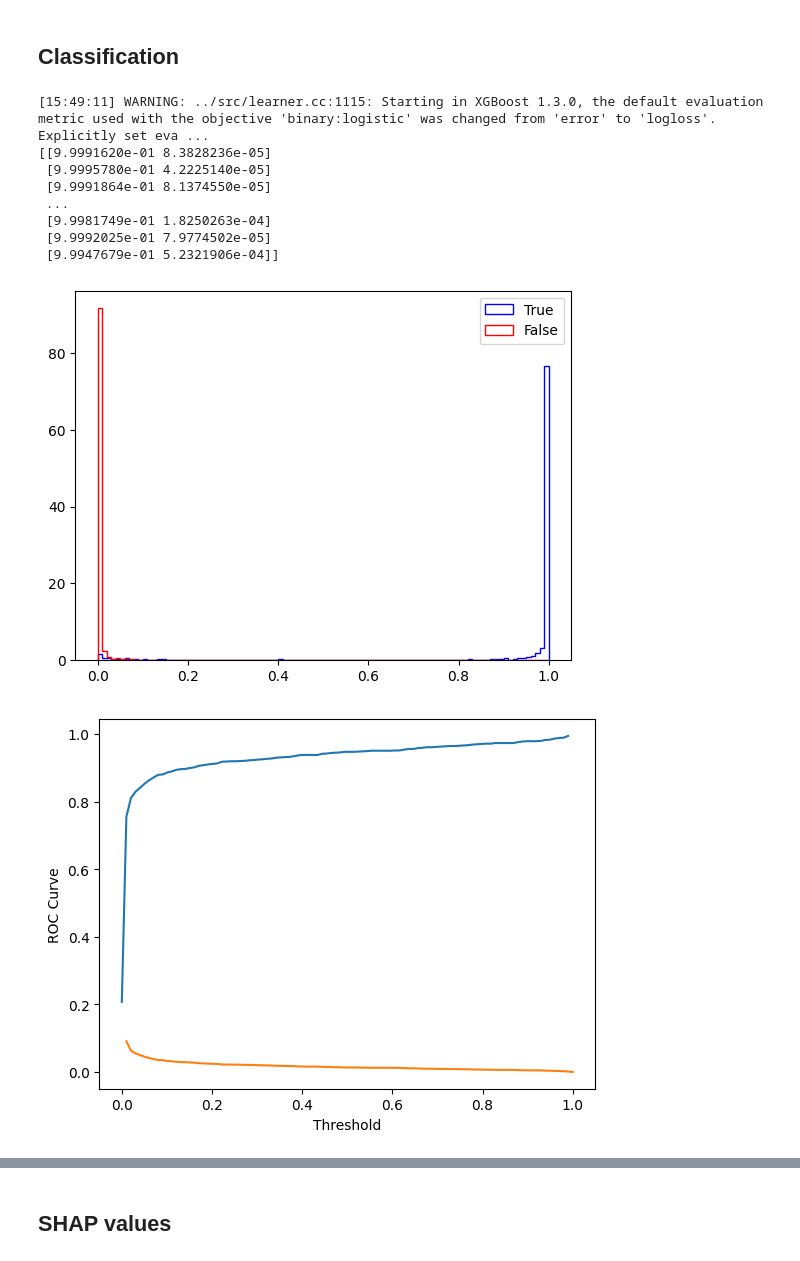
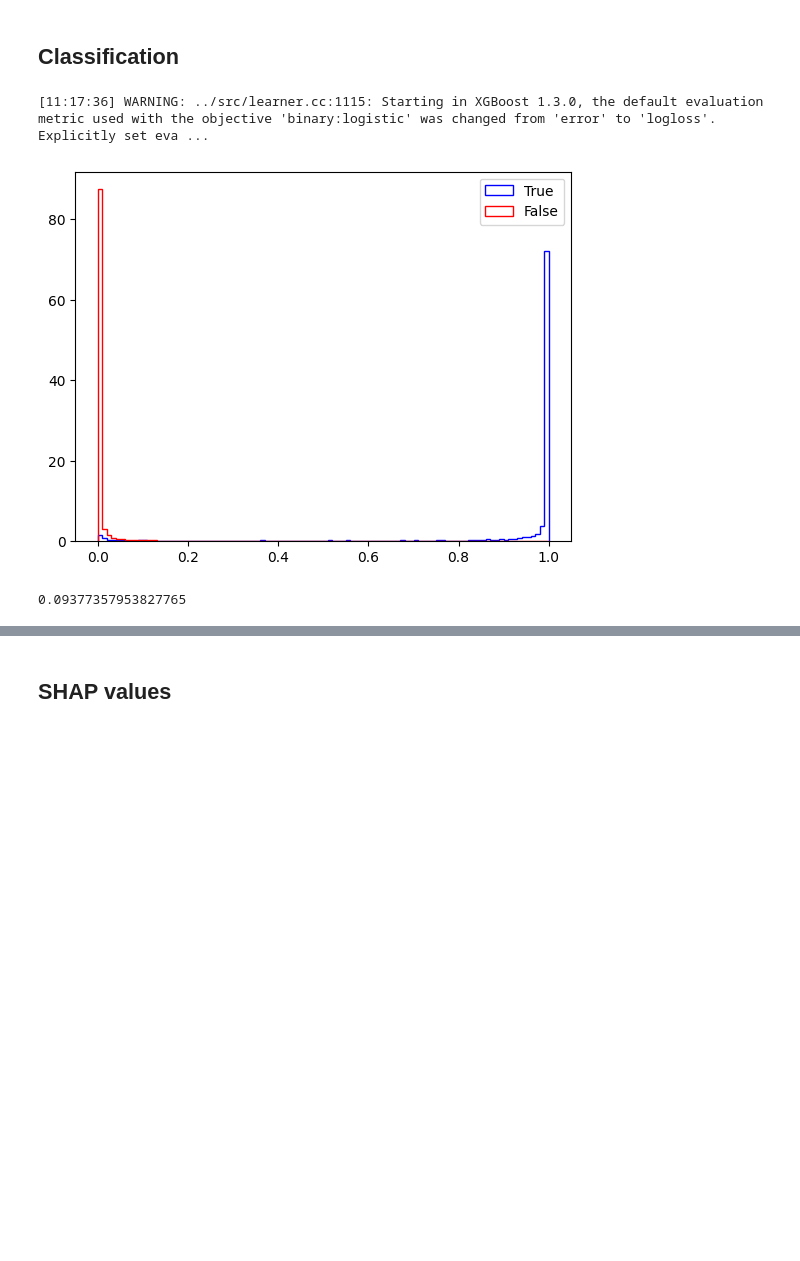
Before and after one commit to sk0rte/Applied_machine_lerning_initial_project, a Jupyter notebook: Code/Initital_project.ipynb, the cells around one changed output, grey strips where cells are left out. Saved outputs shown, nothing was run; the diff lists cells and outputs as text; code cells hidden in the pictures; blank space fills up the shorter version.

```diff
--- a/Code/Initital_project.ipynb
+++ b/Code/Initital_project.ipynb
@@ -45,16 +56,0 @@ print(df.head())
-# %%
-df_rest, df_test = sk.model_selection.train_test_split(df, test_size=0.1, random_state=42, shuffle=True)
-df_train, df_valid = sk.model_selection.train_test_split(df_rest, test_size=0.1, random_state=42, shuffle=True)
-print(df_train.keys())
-
-df_train_Y_clf = df_train['p_Truth_isElectron']
-df_train_X_clf = df_train.drop('p_Truth_isElectron', axis=1)
-df_train_X_clf = df_train_X_clf.drop('p_Truth_Energy', axis=1)
-
-df_valid_Y_clf = df_valid['p_Truth_isElectron']
-df_valid_X_clf = df_valid.drop('p_Truth_isElectron', axis=1)
-df_valid_X_clf = df_valid_X_clf.drop('p_Truth_Energy', axis=1)
-
-df_test_Y_clf = df_test['p_Truth_isElectron']
-df_test_X_clf = df_test.drop('p_Truth_isElectron', axis=1)
-df_test_X_clf = df_test_X_clf.drop('p_Truth_Energy', axis=1)
@@ -112,37 +156,35 @@ def plot_roc_curve(y_true, y_false, thresholds):
     plt.show()
 # %%
 from xgboost import XGBClassifier
-from sklearn.metrics import accuracy_score
+from sklearn.metrics import log_loss
 
 bst = XGBClassifier(n_estimators=10, max_depth=10, learning_rate=1, objective='binary:logistic')
 
-bst.fit(df_train_X, df_train_Y)
+bst.fit(df_train_X_clf, df_train_Y_clf)
 
-preds = bst.predict_proba(df_valid_X)
+preds = bst.predict_proba(df_valid_X_clf)
 
-print(preds)
+#print(preds)
 
 fig, ax = plt.subplots()
 
-preds_true = preds[df_valid_Y == 1][:, 1]
-preds_false = preds[df_valid_Y == 0][:, 1]
+preds_true = preds[df_valid_Y_clf == 1][:, 1]
+preds_false = preds[df_valid_Y_clf == 0][:, 1]
 
 ax.hist(preds_true, bins=100, range=(0,1), histtype='step', color='b', label='True', density=True)
 ax.hist(preds_false, bins=100, range=(0,1), histtype='step', color='r', label='False', density=True)
 
 plt.legend()
 
 plt.show()
 
-plot_roc_curve(preds_true, preds_false, np.linspace(0, 1, 100))
+#plot_roc_curve(preds_true, preds_false, np.linspace(0, 1, 100))
+
+
+log_log_clf_XGB = log_loss(df_valid_Y_clf, preds)
+
+print(log_log_clf_XGB)
 # %% [output]
-[15:49:11] WARNING: ../src/learner.cc:1115: Starting in XGBoost 1.3.0, the default evaluation metric used with the objective 'binary:logistic' was changed from 'error' to 'logloss'. Explicitly set eva ...
-[[9.9991620e-01 8.3828236e-05]
- [9.9995780e-01 4.2225140e-05]
- [9.9991864e-01 8.1374550e-05]
- ...
- [9.9981749e-01 1.8250263e-04]
- [9.9992025e-01 7.9774502e-05]
- [9.9947679e-01 5.2321906e-04]]
+[11:17:36] WARNING: ../src/learner.cc:1115: Starting in XGBoost 1.3.0, the default evaluation metric used with the objective 'binary:logistic' was changed from 'error' to 'logloss'. Explicitly set eva ...
-[figure, old version]
+[figure, new version]
-[figure, removed]
+0.09377357953827765
```
Also changed, not shown: parts of 24 cells of this notebook.
